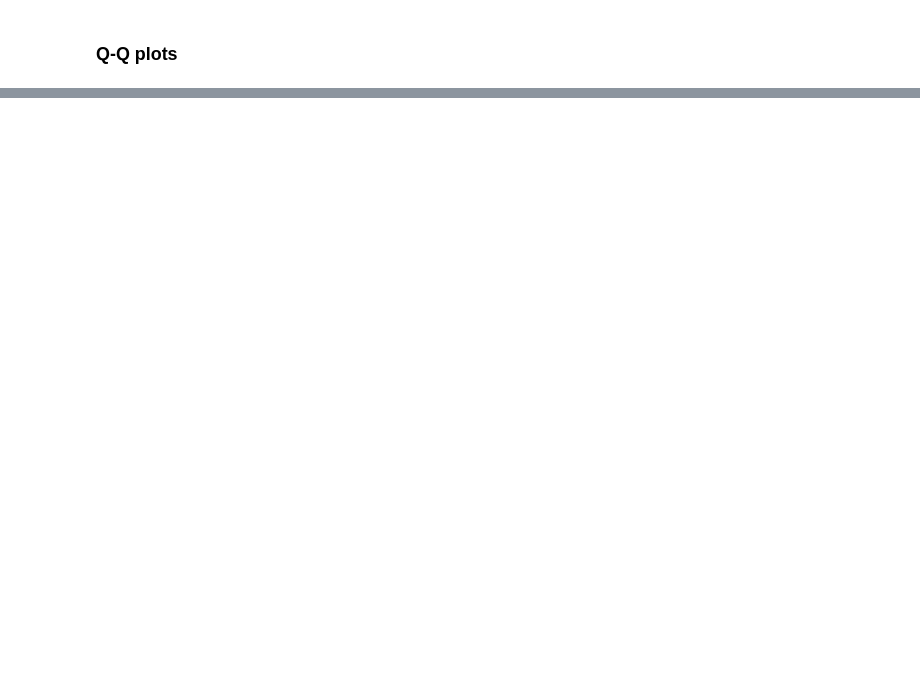
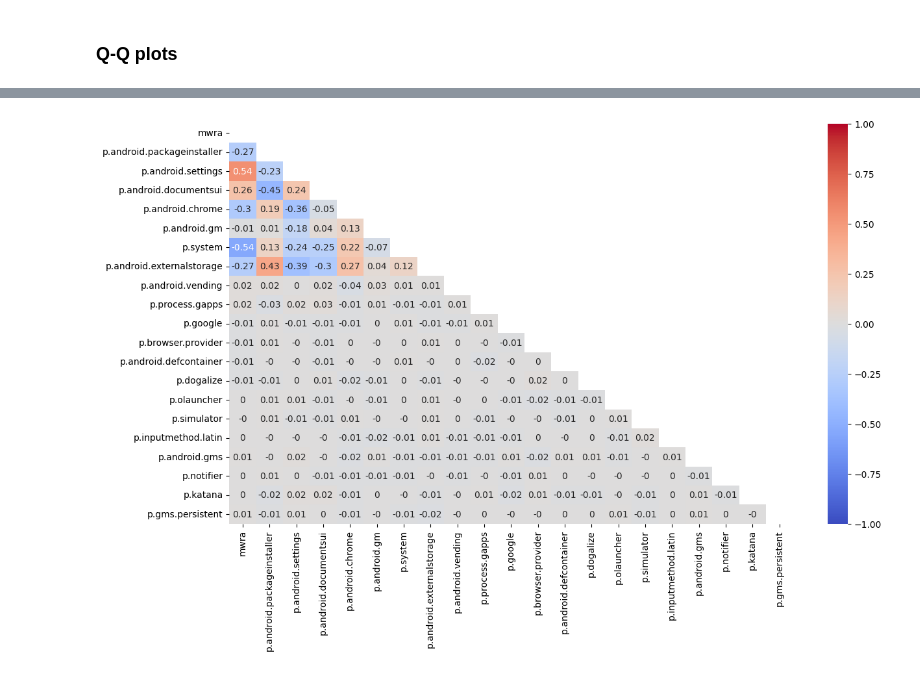
Before and after one commit to MBabiar/IAU-Project, a Jupyter notebook: src/main.ipynb, the cells around one changed output, grey strips where cells are left out. Saved outputs shown, nothing was run; the diff lists cells and outputs as text; code cells hidden in the pictures; blank space fills up the shorter version.

```diff
--- a/src/main.ipynb
+++ b/src/main.ipynb
@@ -802,0 +1118,11 @@ plt.show()
+# %%
+matica = dataset["processes"].iloc[:, 2:].corr()
+matica = matica.round(2)
+
+mask = np.triu(np.ones_like(matica, dtype=bool))
+plt.figure(figsize=(14, 8))
+
+sns.heatmap(matica, mask=mask, annot=True, cmap="coolwarm", vmin=-1, vmax=1)
+plt.show()
+# %% [output]
+[figure, added]
```
Also changed, not shown: parts of 37 cells of this notebook.
